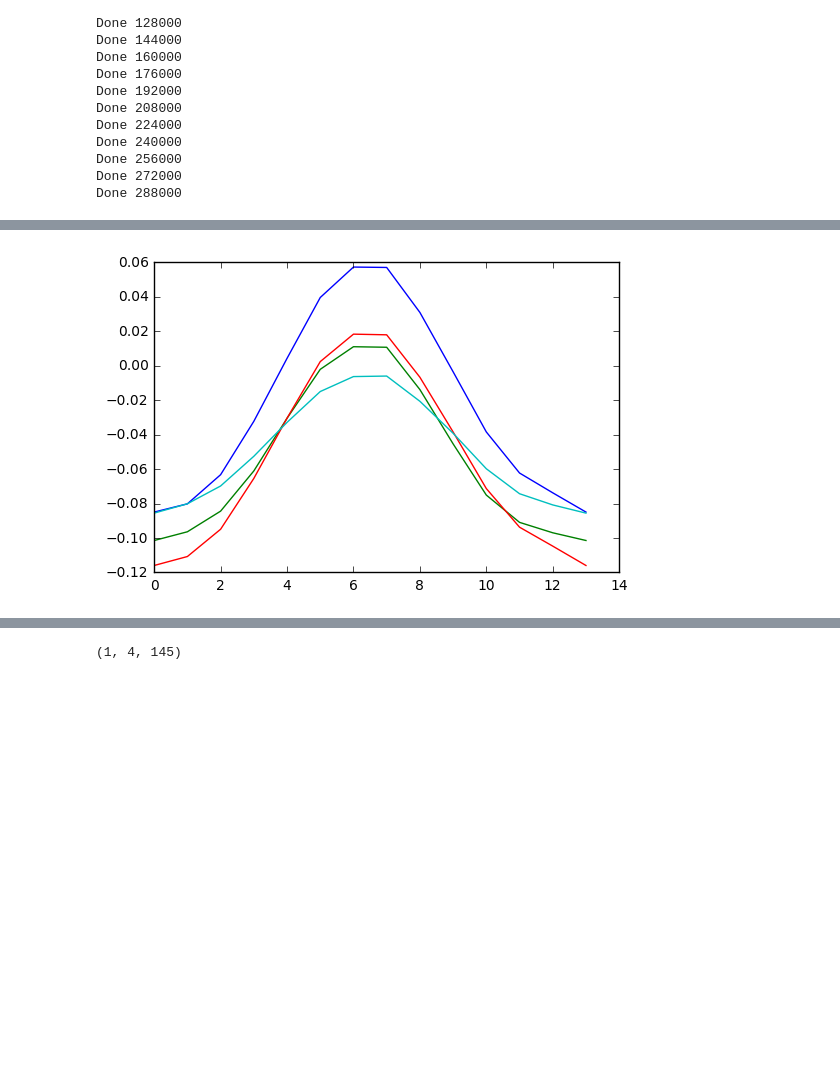
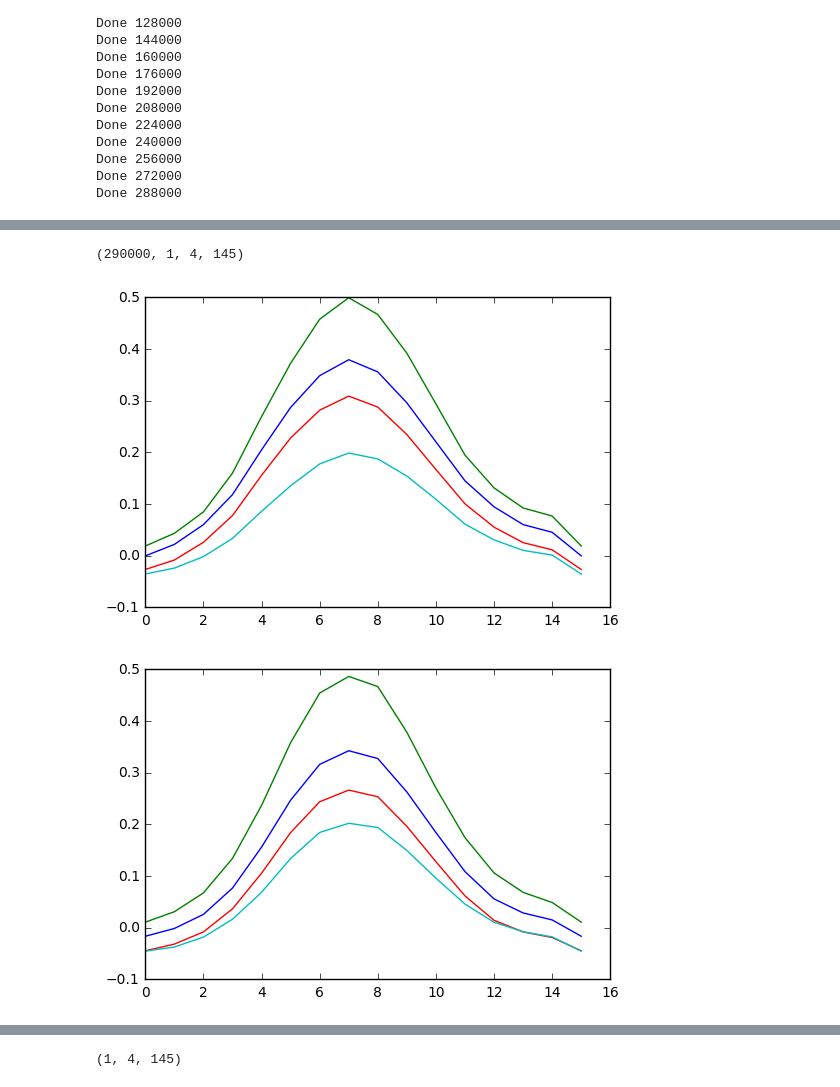
Before and after one commit to irvhsu/cs273b-project, a Jupyter notebook: notebooks/interpretation/deeplift.ipynb, the cells around one changed output, grey strips where cells are left out. Drawn from its saved outputs; the diff is of its cells as text; code cells hidden in the pictures; blank space fills up the shorter version.

```diff
--- a/notebooks/interpretation/deeplift.ipynb
+++ b/notebooks/interpretation/deeplift.ipynb
@@ -47,7 +47,7 @@ def seqs_to_encoded_matrix(seqs):
     return result
 # %%
 seqs, coords = [], []
-with open('../hepg2_501.txt') as dnase:
+with open('../../data/dnase/hepg2.dnase.fa') as dnase:
     chrom = None
     for line in dnase:
         if line[0] == '>':
@@ -55,7 +55,8 @@ with open('../hepg2_501.txt') as dnase:
                 frags = fragment_seq(seq)
                 seqs += frags
                 coords += [(chrom, start, end, len(frags))]
-            chrom, rest = line[1:].strip().split(':')
+            count, rest = line[1:].strip().split('::')
+            chrom, rest = rest.split(':')
             start, end = map(int, rest.split('-'))
             seq = ''
         else:
@@ -139,7 +142,7 @@ for chrom, start, end, num in coords[:2000]:
     begin = int(center - (shifts-4)*STRIDE - SEQ_LEN / 2)
     stop  = int(center + (shifts-4)*STRIDE + SEQ_LEN / 2)
 
-    acts = [sum(activity[chrom][pos+start][:5]) for pos in range(begin, stop)]
+    acts = [np.mean((activity[chrom][pos+start][2:3])) for pos in range(begin, stop)]
 
     counts += [acts]
 
@@ -162,8 +160,32 @@ seqs[0], seqs[1]
+# %%
+seqs2, coords2 = [], []
+with open('../../data/dnase/k562.dnase.fa') as dnase:
+    chrom = None
+    for line in dnase:
+        if line[0] == '>':
+            if chrom:
+                frags = fragment_seq(seq)
+                seqs2 += frags
+                coords2 += [(chrom, start, end, len(frags))]
+            count, rest = line[1:].strip().split('::')
+            chrom, rest = rest.split(':')
+            start, end = map(int, rest.split('-'))
+            seq = ''
+        else:
+            seq += line.strip()
+X2 = seqs_to_encoded_matrix(seqs2[:290000])
+X2.shape
+# %% [output]
+(290000, 1, 4, 145)
 # %%
 pred = model.predict(X)
+pred2 = model.predict(X2)
 # %%
-plt.plot([pred[range(i, 200000, 13)].mean(axis = 0) for i in range(14)])
+plt.plot([pred[range(i, 200000, 15)].mean(axis = 0) for i in range(16)])
 plt.show()
+plt.plot([pred2[range(i, 200000, 15)].mean(axis = 0) for i in range(16)])
+plt.show()
 # %% [output]
-[figure, old version]
+[figure, new version]
+[figure, added]
 # %%
```
Also changed, not shown: parts of 15 cells of this notebook, 1 other file.
